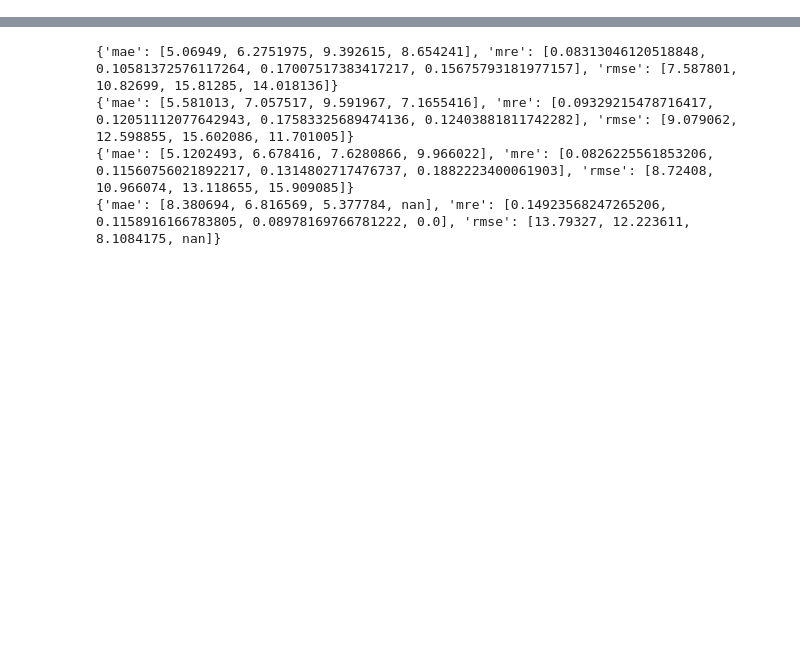
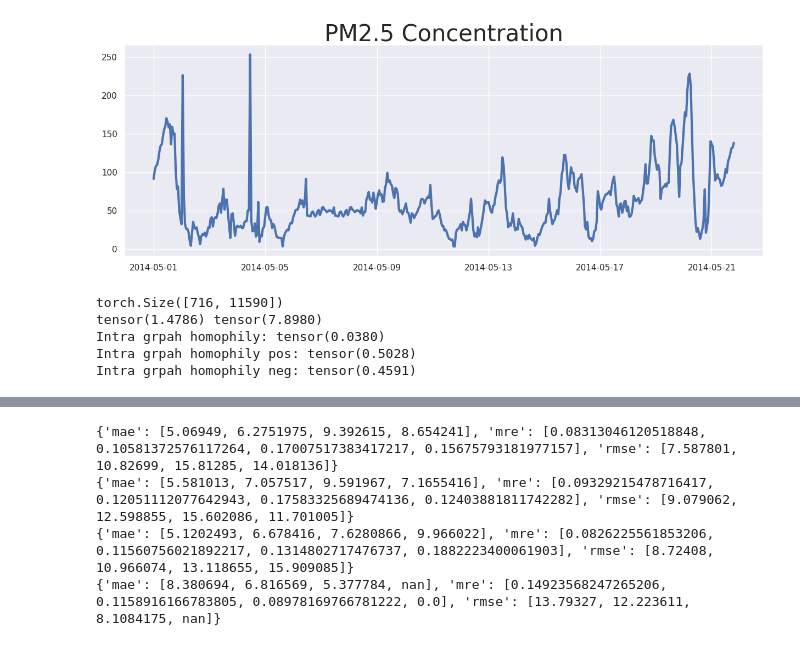
Before and after one commit to mattalajas/GEODE2025, a Jupyter notebook: Imputation/final_pred.ipynb, the cells around one changed output, grey strips where cells are left out. Saved outputs shown, nothing was run; the diff lists cells and outputs as text; code cells hidden in the pictures; blank space fills up the shorter version.

```diff
--- a/Imputation/final_pred.ipynb
+++ b/Imputation/final_pred.ipynb
@@ -45,11 +45,24 @@ mask_s = None
 # mask_s = [1, 8, 9, 21, 35]
 # mask_s = [0, 5, 18, 19, 31]
 dataset = ['aqi', 'aqism', 'metrla', 'pem07', 'pem04', 'nrel-al', 'nrel-md', 'sd', 'electricity']
+np.random.seed(15900376)
 
 # dataset, masked_sensors = get_dataset('air_invercargill2', p_noise=0.25, masked_s=mask_s, mode = 'road', connectivity={'method': 'distance', 'threshold': 0.1, 'include_self': False})
-dataset, masked_sensors = get_dataset('metrla', p_noise=0.25, masked_s=mask_s, location='Invercargill1', t_range= ['2023-08-01', '2023-10-01'],
-                                      mode = 'road', connectivity={'method': 'distance', 'threshold': 0.1, 'include_self': False})
+dataset, masked_sensors = get_dataset('pem07', p_noise=0.5, masked_s=mask_s, location='Invercargill1', t_range= ['2023-08-01', '2023-10-01'],
+                                      mode = 'road', connectivity={'method': 'distance', 'threshold': 0.1, 'include_self': False})#, spatial_shift=True, node_features='c_centrality')
 # covariates = {'u': dataset.datetime_encoded('day').values}
 adj = dataset.get_connectivity(method='distance', threshold=0.1, include_self=False, layout='dense')
 # print(len(masked_sensors), adj.shape)
-# masked_sensors
+
+import networkx as nx
+from utils import closest_distances_unweighted
+import math
+
+unmask = [i for i in range(adj.shape[0]) if i not in masked_sensors]
+print(masked_sensors)
+masked = list(range(adj.shape[0]))
+
+numpy_graph = nx.from_numpy_array(adj)
+closeness = nx.closeness_centrality(numpy_graph)
+init_hops = closest_distances_unweighted(numpy_graph, masked, unmask)
+print(max(x for x in init_hops.values() if not math.isinf(x)))
@@ -55,0 +92,3 @@ adj = dataset.get_connectivity(method='distance', threshold=0.1, include_self=Fa
+# %%
+features_raw = torch.tensor(dataset.dataframe().values)
+features_raw.shape
@@ -55,0 +112,21 @@ adj = dataset.get_connectivity(method='distance', threshold=0.1, include_self=Fa
+# %%
+import seaborn as sns
+import pandas as pd
+
+leng = 500
+
+cur_data = pd.DataFrame({
+    'x': dataset.dataframe().index[:leng],
+    'y': features_raw[:leng, 7].numpy(),
+})
+
+fig, ax = plt.subplots(figsize=(15, 5))
+# sns.set_style("darkgrid")
+sns.set_theme()
+plot = sns.lineplot(data=cur_data, x = 'x', y="y", ax=ax, linewidth=3)
+plot.set(xlabel=None, ylabel=None)
+plt.title('PM2.5 Concentration', fontsize=30)
+plt.show()
+# plot.tick_params(left=False, bottom=False)
+# %% [output]
+[figure, added]
@@ -55,0 +142,20 @@ adj = dataset.get_connectivity(method='distance', threshold=0.1, include_self=Fa
+# %%
+DIFF = features_raw[:,edge_index[0]]-features_raw[:,edge_index[1]]
+DIFF = (DIFF+1)/(features_raw[:,edge_index[0]]+1)
+DIFF_ABS = np.absolute(DIFF)
+
+eplision=0.02
+print(DIFF.shape)
+number = DIFF.shape[0]*DIFF.shape[1]
+# print( len(DIFF[np.isnan(DIFF)])/number)
+# print( len(DIFF[np.isinf(DIFF)])/number)
+print(DIFF_ABS.mean(),DIFF_ABS.std())
+print('Intra grpah homophily:',((DIFF_ABS<=eplision).sum())/number)
+print('Intra grpah homophily pos:',((DIFF>eplision).sum())/number)
+print('Intra grpah homophily neg:',((DIFF<-eplision).sum())/number)
+# %% [output]
+torch.Size([716, 11590])
+tensor(1.4786) tensor(7.8980)
+Intra grpah homophily: tensor(0.0380)
+Intra grpah homophily pos: tensor(0.5028)
+Intra grpah homophily neg: tensor(0.4591)
```
Also changed, not shown: parts of 20 cells of this notebook, 9 other files.
